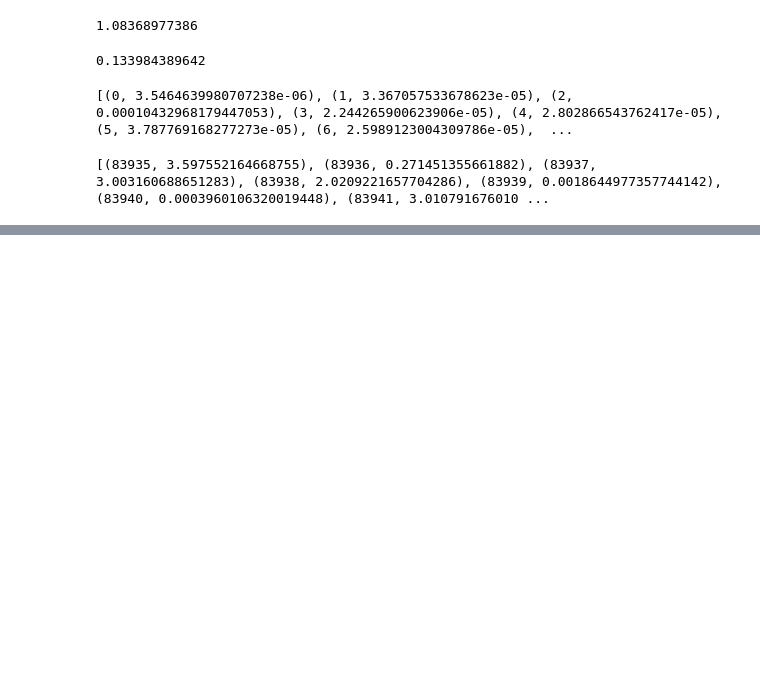
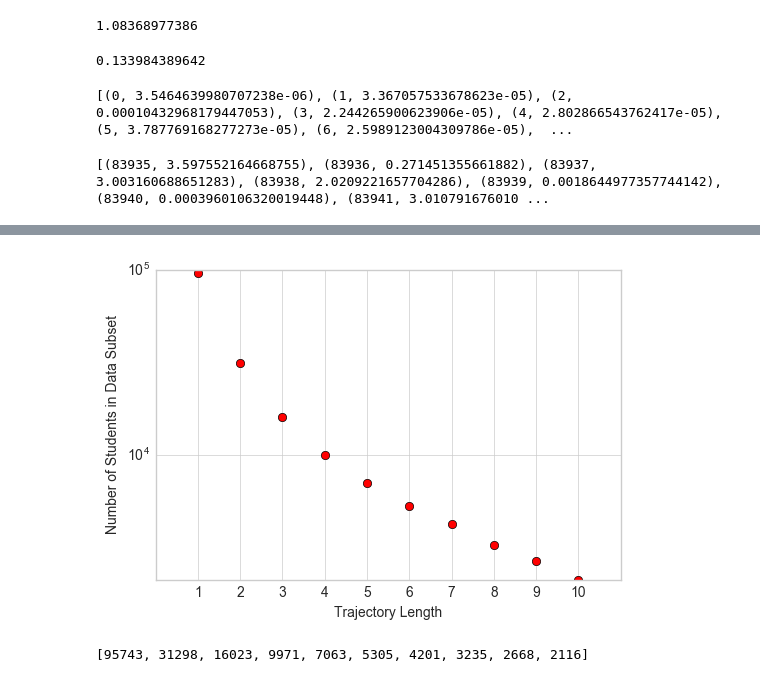
Before and after one commit to lisa-1010/dkt, a Jupyter notebook: code/baselines-results.ipynb, the cells around one changed output, grey strips where cells are left out. Cells and saved outputs as stored; diff of their text form; code cells hidden in the pictures; blank space fills up the shorter version.

```diff
--- a/code/baselines-results.ipynb
+++ b/code/baselines-results.ipynb
@@ -120,0 +240,16 @@ print traj_to_score_map.items()[-20:]
+# %%
+plt.plot(range(1, 11), n_samples_list, 'ro')
+plt.xlabel('Trajectory Length')
+plt.ylabel('Number of Students in Data Subset')
+# plt.axis([0, 11, 0, 100000])
+plt.xticks(range(1,11))
+plt.yscale('log')
+plt.yticks([1000, ])
+# plt.axis([0, 11, 0, 100000])
+plt.show()
+# %% [output]
+[figure, added]
+# %%
+print n_samples_list
+# %% [output]
+[95743, 31298, 16023, 9971, 7063, 5305, 4201, 3235, 2668, 2116]
```
Also changed, not shown: parts of 22 cells of this notebook, 3 other files.
